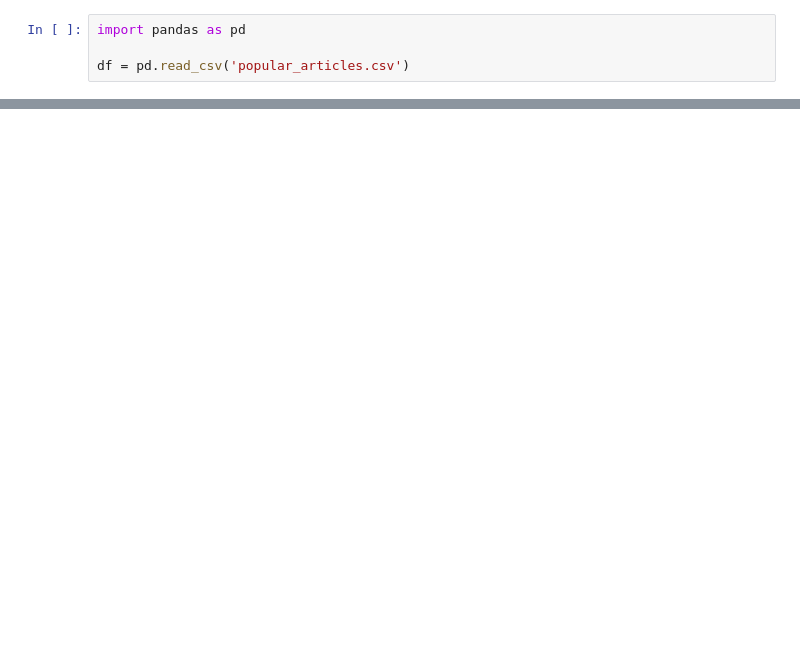
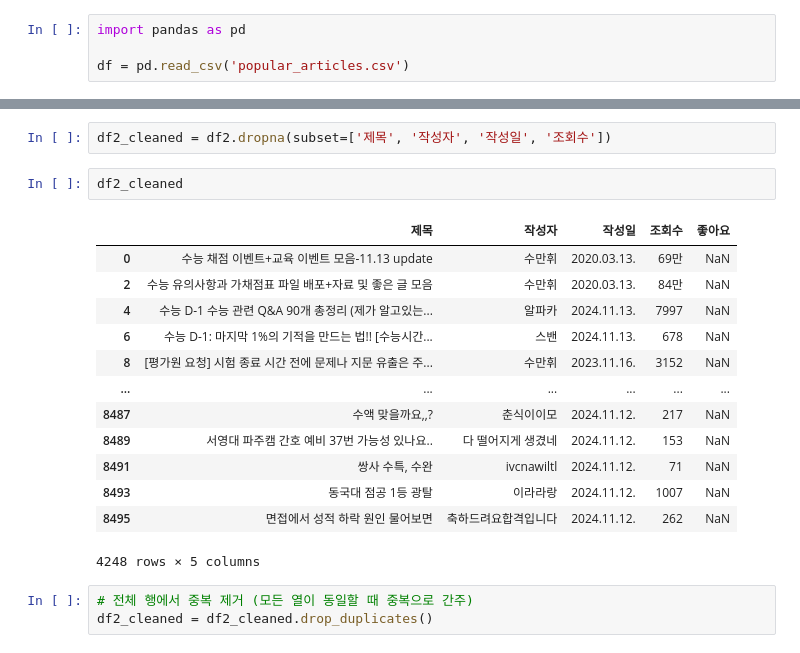
Before and after one commit to MyeoGyun/-high-school-community, a Jupyter notebook: notebooks/craw.ipynb, the cells around one changed output, grey strips where cells are left out. Drawn from its saved outputs; the diff is of its cells as text; blank space fills up the shorter version.

```diff
--- a/notebooks/craw.ipynb
+++ b/notebooks/craw.ipynb
@@ -148,0 +464,21 @@ df
+# %%
+df2_cleaned = df2.dropna(subset=['제목', '작성자', '작성일', '조회수'])
+# %%
+df2_cleaned
+# %% [output]
+|  | 제목 | 작성자 | 작성일 | 조회수 | 좋아요 |
+| 0 | 수능 채점 이벤트+교육 이벤트 모음-11.13 update | 수만휘 | 2020.03.13. | 69만 | NaN |
+| 2 | 수능 유의사항과 가채점표 파일 배포+자료 및 좋은 글 모음 | 수만휘 | 2020.03.13. | 84만 | NaN |
+| 4 | 수능 D-1 수능 관련 Q&A 90개 총정리 (제가 알고있는... | 알파카 | 2024.11.13. | 7997 | NaN |
+| 6 | 수능 D-1: 마지막 1%의 기적을 만드는 법!! [수능시간... | 스밴 | 2024.11.13. | 678 | NaN |
+| 8 | [평가원 요청] 시험 종료 시간 전에 문제나 지문 유출은 주... | 수만휘 | 2023.11.16. | 3152 | NaN |
+| ... | ... | ... | ... | ... | ... |
+| 8487 | 수액 맞을까요,,? | 춘식이이모 | 2024.11.12. | 217 | NaN |
+| 8489 | 서영대 파주캠 간호 예비 37번 가능성 있나요.. | 다 떨어지게 생겼네 | 2024.11.12. | 153 | NaN |
+| 8491 | 쌍사 수특, 수완 | ivcnawiltl | 2024.11.12. | 71 | NaN |
+| 8493 | 동국대 점공 1등 광탈 | 이라라랑 | 2024.11.12. | 1007 | NaN |
+| 8495 | 면접에서 성적 하락 원인 물어보면 | 축하드려요합격입니다 | 2024.11.12. | 262 | NaN |
+4248 rows × 5 columns
+# %%
+# 전체 행에서 중복 제거 (모든 열이 동일할 때 중복으로 간주)
+df2_cleaned = df2_cleaned.drop_duplicates()
```
Also changed, not shown: parts of 12 cells of this notebook, 2 other files.
